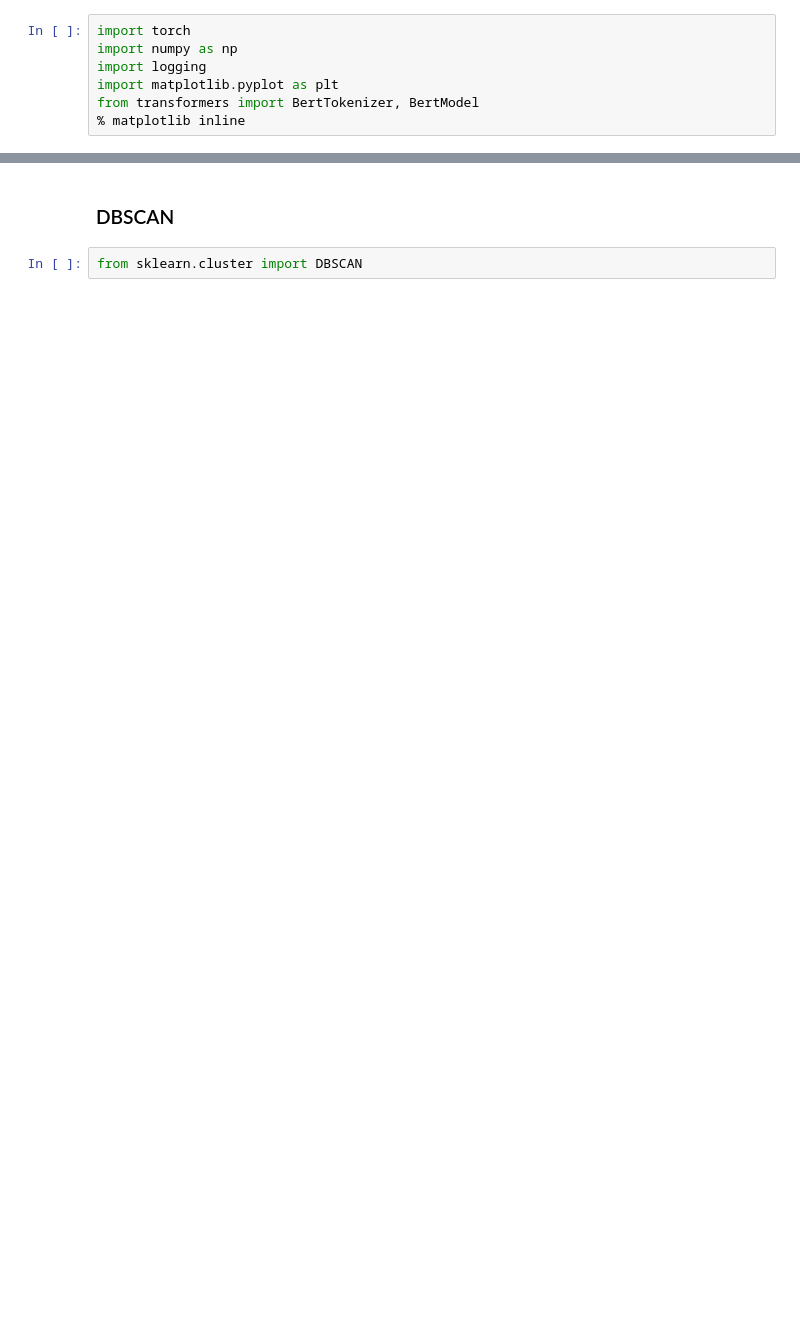
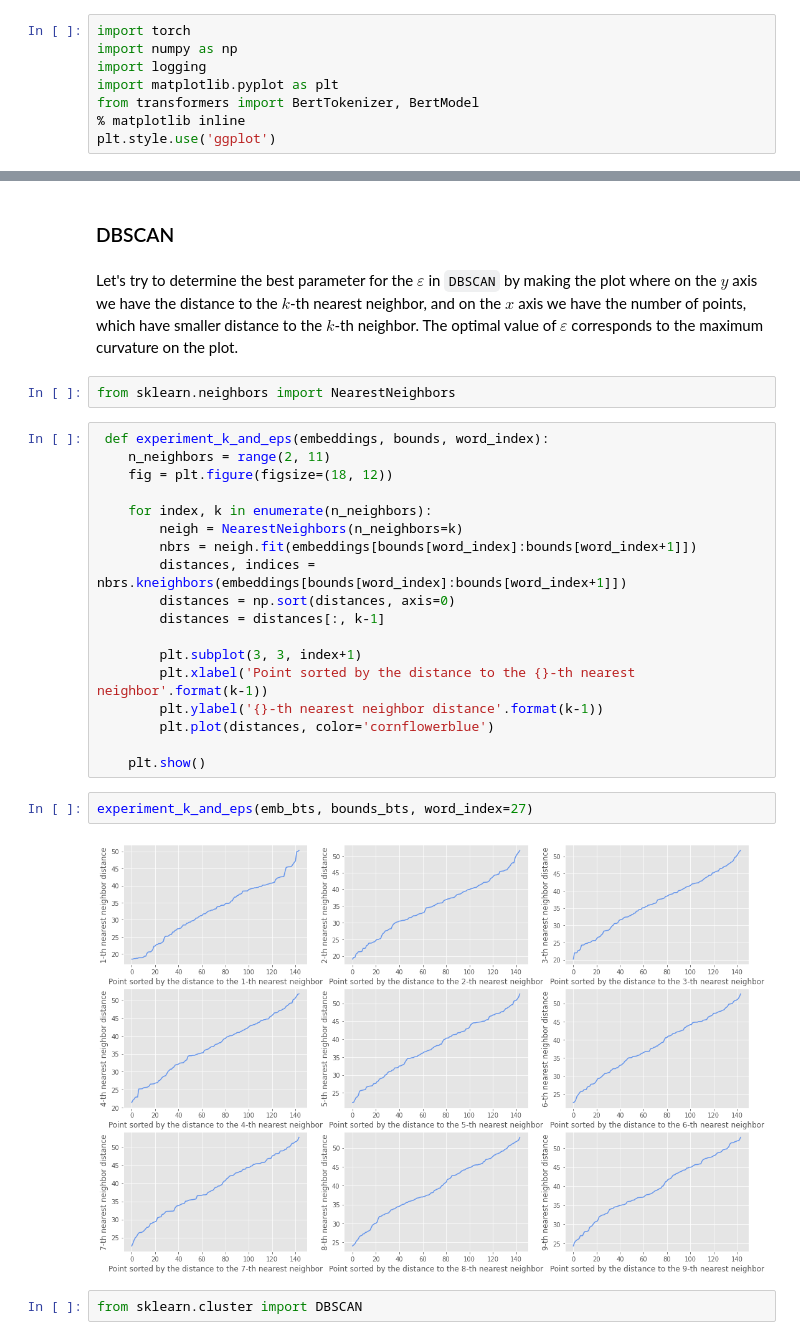
Before and after one commit to LukashevichIlya/DL-in-NLP, a Jupyter notebook: project_polysemy_BERT.ipynb, the cells around one changed output, grey strips where cells are left out. Cells and saved outputs as stored; diff of their text form; blank space fills up the shorter version.

```diff
--- a/project_polysemy_BERT.ipynb
+++ b/project_polysemy_BERT.ipynb
@@ -35,6 +35,7 @@ import logging
 import matplotlib.pyplot as plt
 from transformers import BertTokenizer, BertModel
 % matplotlib inline
+plt.style.use('ggplot')
 # %% [markdown]
 ## Working with datasets
 # %% [markdown]
@@ -504,5 +506,31 @@ F1-score: 0.087
 # %% [markdown]
 ### DBSCAN
+# %% [markdown]
+Let's try to determine the best parameter for the $\varepsilon$ in `DBSCAN` by making the plot where on the $y$ axis we have the distance to the $k$-th nearest neighbor, and on the $x$ axis we have the number of points, which have smaller distance to the $k$-th neighbor. The optimal value of $\varepsilon$ corresponds to the maximum curvature on the plot.
+# %%
+from sklearn.neighbors import NearestNeighbors
+# %%
+ def experiment_k_and_eps(embeddings, bounds, word_index):
+    n_neighbors = range(2, 11)
+    fig = plt.figure(figsize=(18, 12))
+
+    for index, k in enumerate(n_neighbors):
+        neigh = NearestNeighbors(n_neighbors=k)
+        nbrs = neigh.fit(embeddings[bounds[word_index]:bounds[word_index+1]])
+        distances, indices = nbrs.kneighbors(embeddings[bounds[word_index]:bounds[word_index+1]])
+        distances = np.sort(distances, axis=0)
+        distances = distances[:, k-1]
+
+        plt.subplot(3, 3, index+1)
+        plt.xlabel('Point sorted by the distance to the {}-th nearest neighbor'.format(k-1))
+        plt.ylabel('{}-th nearest neighbor distance'.format(k-1))
+        plt.plot(distances, color='cornflowerblue')
+
+    plt.show()
+# %%
+experiment_k_and_eps(emb_bts, bounds_bts, word_index=27)
+# %% [output]
+[figure, added]
 # %%
 from sklearn.cluster import DBSCAN
 # %%
```
Also changed, not shown: parts of 19 cells of this notebook.
